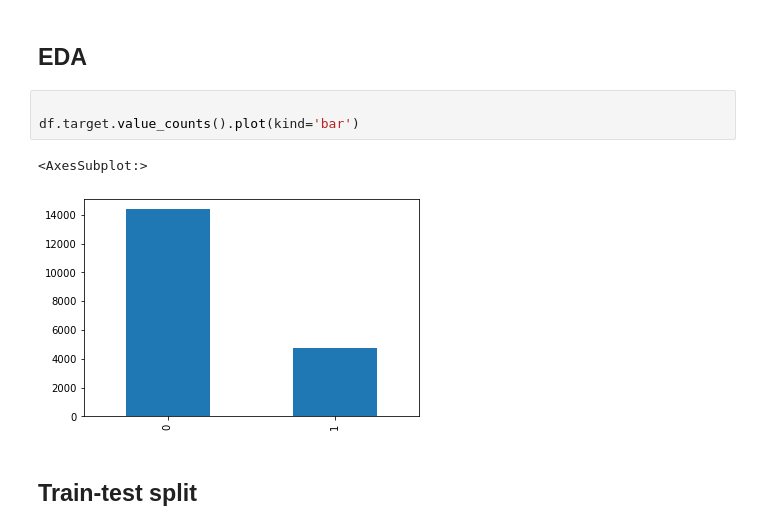
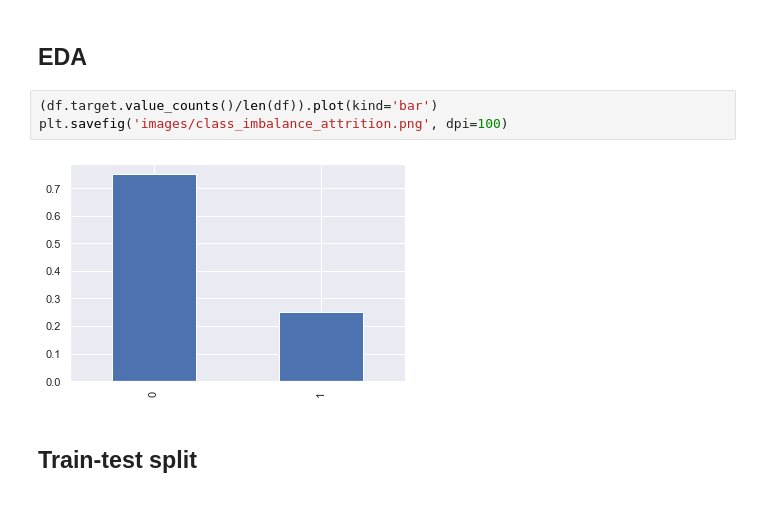
Before and after one commit to Baukebrenninkmeijer/practical-data-science, a Jupyter notebook: class_imbalance.ipynb, the cells around one changed output. Cells and saved outputs as stored; diff of their text form.

Commit message:
Add bunch of visuals and update the slides significantly

```diff
--- a/class_imbalance.ipynb
+++ b/class_imbalance.ipynb
@@ -84,11 +86,10 @@ df
 # %% [markdown]
 ## EDA
 # %%
-
-df.target.value_counts().plot(kind='bar')
+(df.target.value_counts()/len(df)).plot(kind='bar')
+plt.savefig('images/class_imbalance_attrition.png', dpi=100)
 # %% [output]
-<AxesSubplot:>
-[figure, old version]
+[figure, new version]
 # %% [markdown]
 ## Train-test split
 # %%
```
Also changed, not shown: parts of 5 cells of this notebook, 13 other files.
